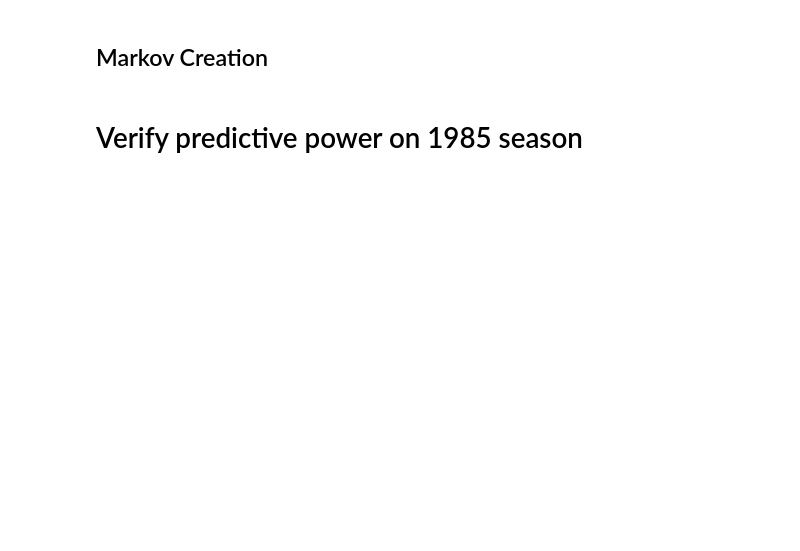
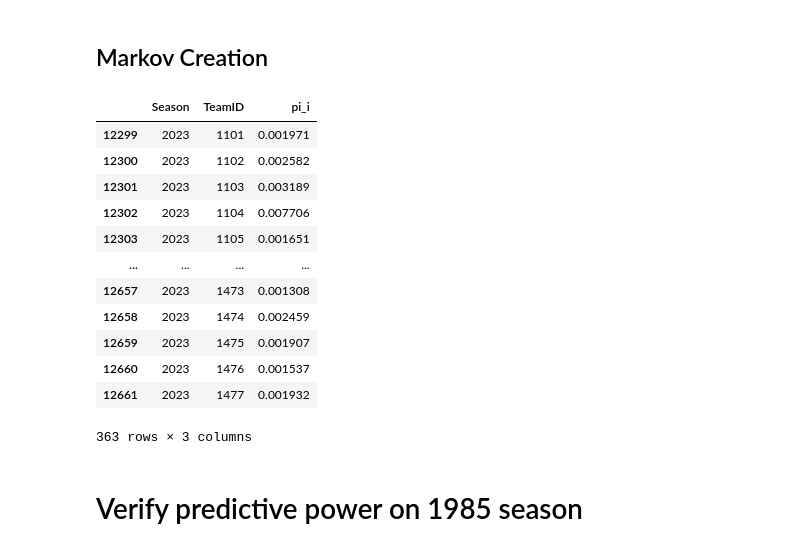
Before and after one commit to dylanfarrell/march-madness-bracket-prediction, a Jupyter notebook: stationary_probabilities.ipynb, the cells around one changed output. Cells and saved outputs as stored; diff of their text form; code cells hidden in the pictures; blank space fills up the shorter version.

```diff
--- a/stationary_probabilities.ipynb
+++ b/stationary_probabilities.ipynb
@@ -225,3 +226,19 @@ markov_df.to_csv('generated_data/stationary_probabilities.csv')
+# %%
+markov_df[markov_df['Season']==2023]
+# %% [output]
+|  | Season | TeamID | pi_i |
+| 12299 | 2023 | 1101 | 0.001971 |
+| 12300 | 2023 | 1102 | 0.002582 |
+| 12301 | 2023 | 1103 | 0.003189 |
+| 12302 | 2023 | 1104 | 0.007706 |
+| 12303 | 2023 | 1105 | 0.001651 |
+| ... | ... | ... | ... |
+| 12657 | 2023 | 1473 | 0.001308 |
+| 12658 | 2023 | 1474 | 0.002459 |
+| 12659 | 2023 | 1475 | 0.001907 |
+| 12660 | 2023 | 1476 | 0.001537 |
+| 12661 | 2023 | 1477 | 0.001932 |
+363 rows × 3 columns
 # %% [markdown]
 # Verify predictive power on 1985 season
 # %%
```
Also changed, not shown: parts of 5 cells of this notebook, 14 other files.
